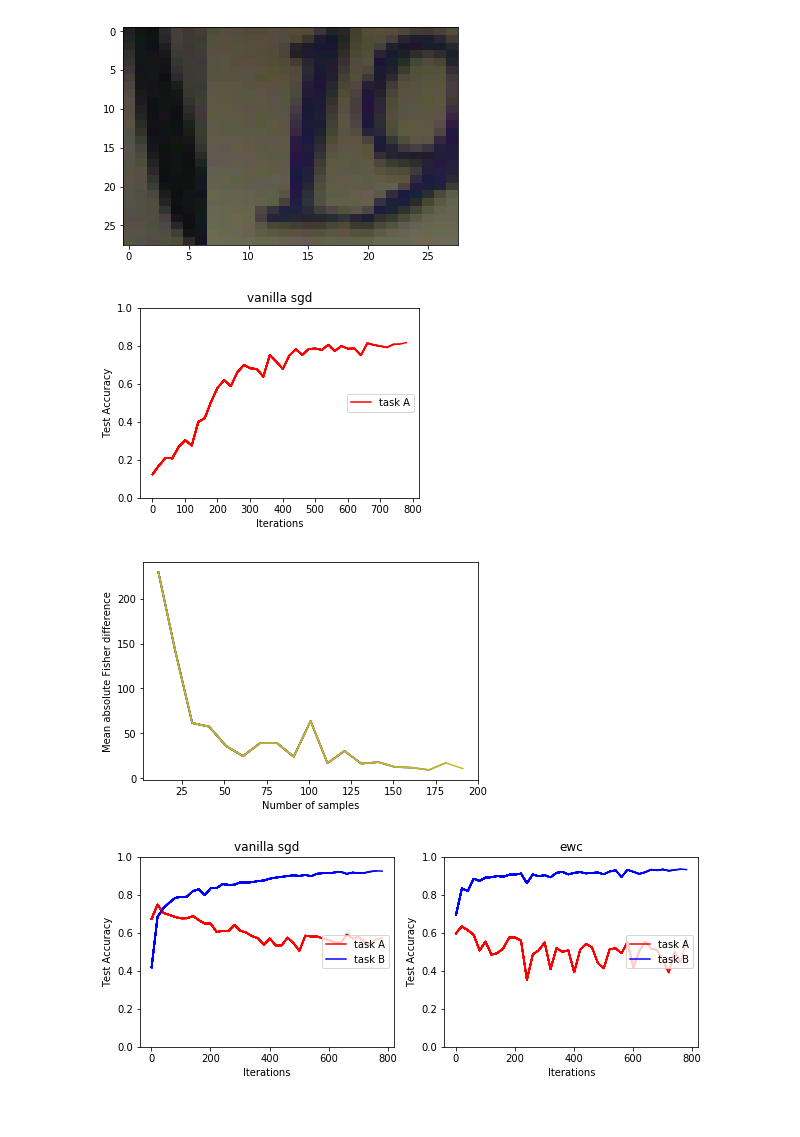
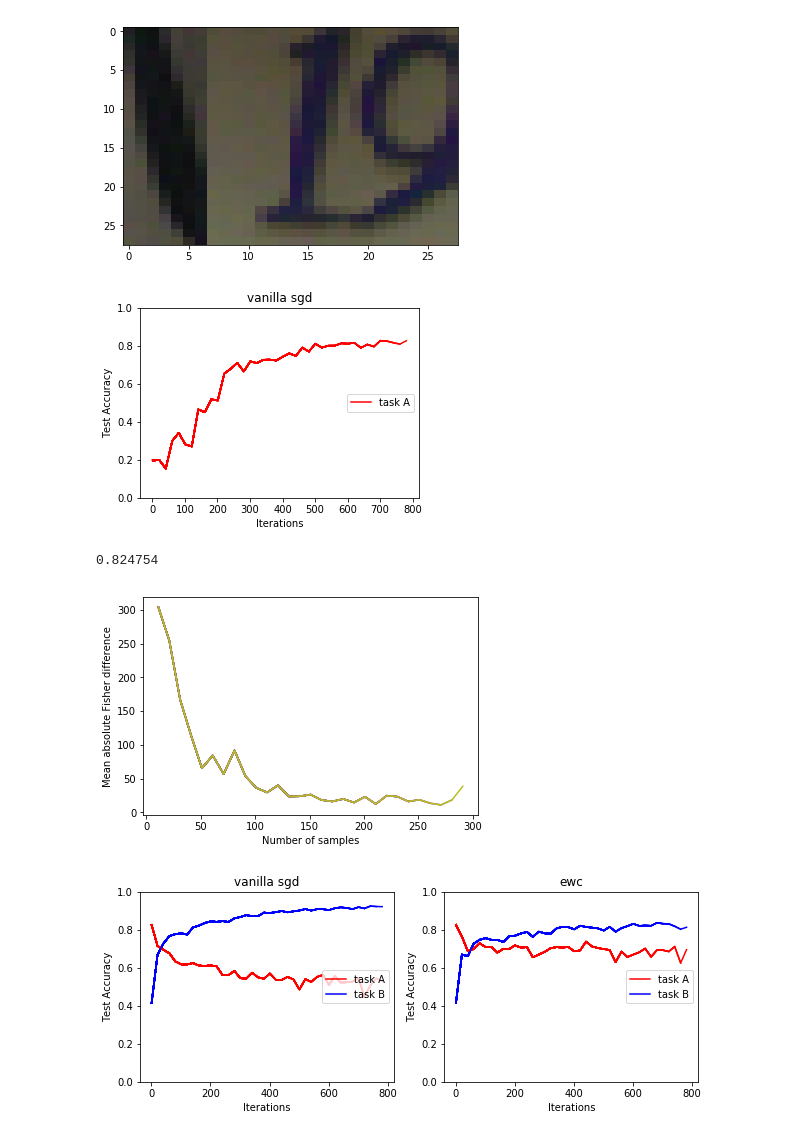
Before and after one commit to meteora9479/Bayesian_Incremental_Learning, a Jupyter notebook: EWC_SVHN2MNISTM.ipynb, the cells around one changed output. Saved outputs shown, nothing was run; the diff lists cells and outputs as text; code cells hidden in the pictures.

Commit message:
Fix bugs of EWC_SVHN2MNISTM

```diff
--- a/EWC_SVHN2MNISTM.ipynb
+++ b/EWC_SVHN2MNISTM.ipynb
@@ -74,8 +74,10 @@ def train_task(model, num_iter, disp_freq, trainset_imgs, trainset_labels, tests
             #batch = trainset.train.next_batch(100)
             #model.train_step.run(feed_dict={x: batch[0], y_: batch[1]})
 
-            X, y = train_batch.__next__()
-            model.train_step.run(feed_dict={x: X, y_: y})
+            if iter != 0:
+                X, y = train_batch.__next__()
+                model.train_step.run(feed_dict={x: X, y_: y})
+
             if iter % disp_freq == 0:
                 plt.subplot(1, len(lams), l+1)
                 plots = []
@@ -205,12 +207,16 @@ sess.run(tf.global_variables_initializer())
 train_task(model2, 800, 20, svhn_images['train'], svhn_labels['train'],
                            [svhn_images['test']], [svhn_labels['test']], x, y_, lams=[0])
 # %% [output]
-[figure, old version]
+[figure, new version]
+# %%
+print( model2.accuracy.eval(feed_dict={x: svhn_images['test'], y_: svhn_labels['test']}) )
+# %% [output]
+0.824754
 # %%
 # Fisher information
-model2.compute_fisher(svhn_images['test'], sess, num_samples=200, plot_diffs=True) # use validation set for Fisher computation
+model2.compute_fisher(svhn_images['test'], sess, num_samples=300, plot_diffs=True) # use validation set for Fisher computation
 # %% [output]
-[figure, old version]
+[figure, new version]
 # %%
 # save current optimal weights
 model2.star()
@@ -219,4 +225,4 @@ model2.star()
 train_task(model2, 800, 20, mnistm_imgs['train'], mnistm.train.labels,
                            [svhn_images['test'], mnistm_imgs['test']], [svhn_labels['test'], mnistm.test.labels], x, y_, lams=[0, 15])
 # %% [output]
-[figure, old version]
+[figure, new version]
```
Also changed, not shown: 1 other file.
